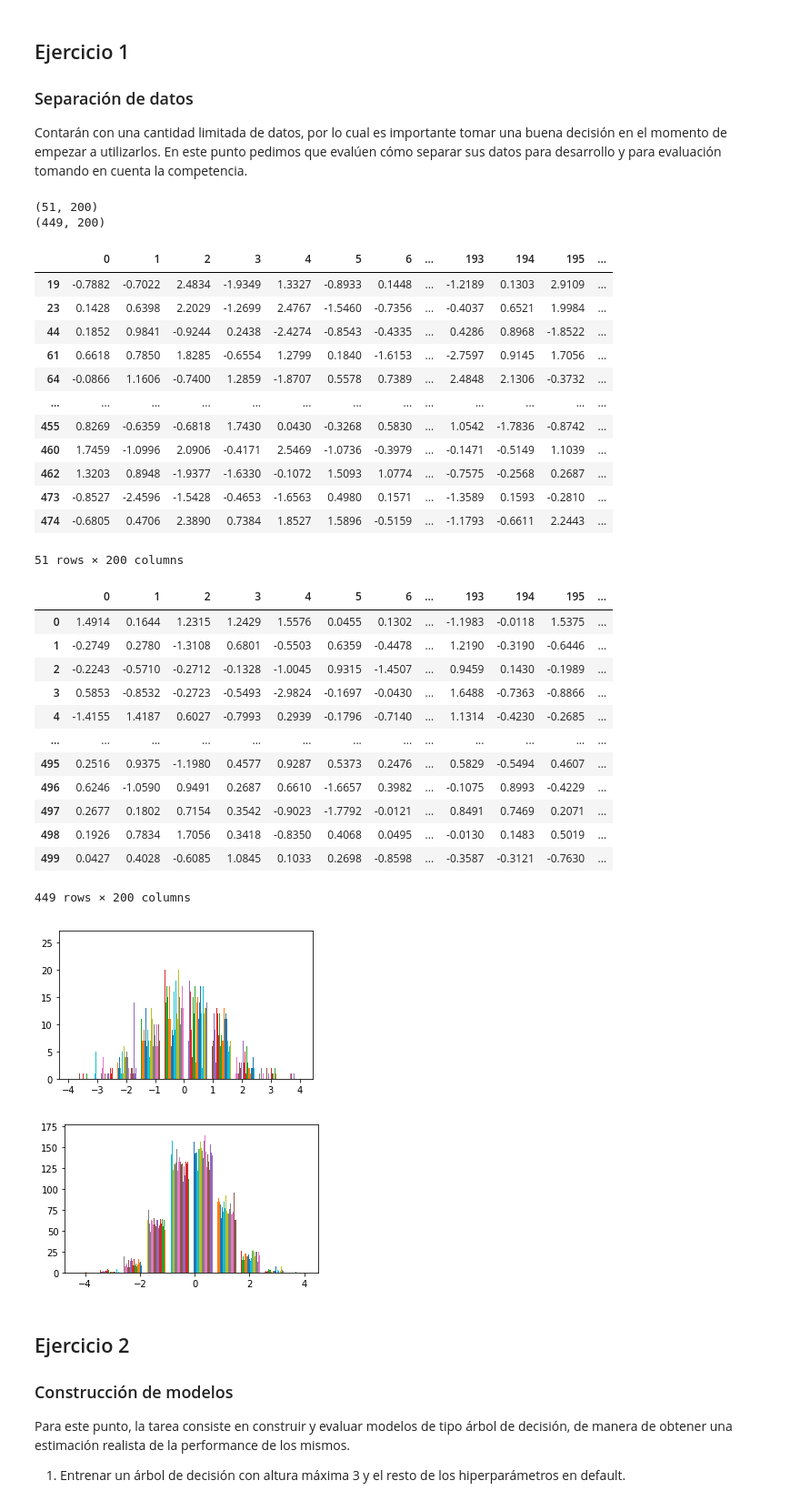
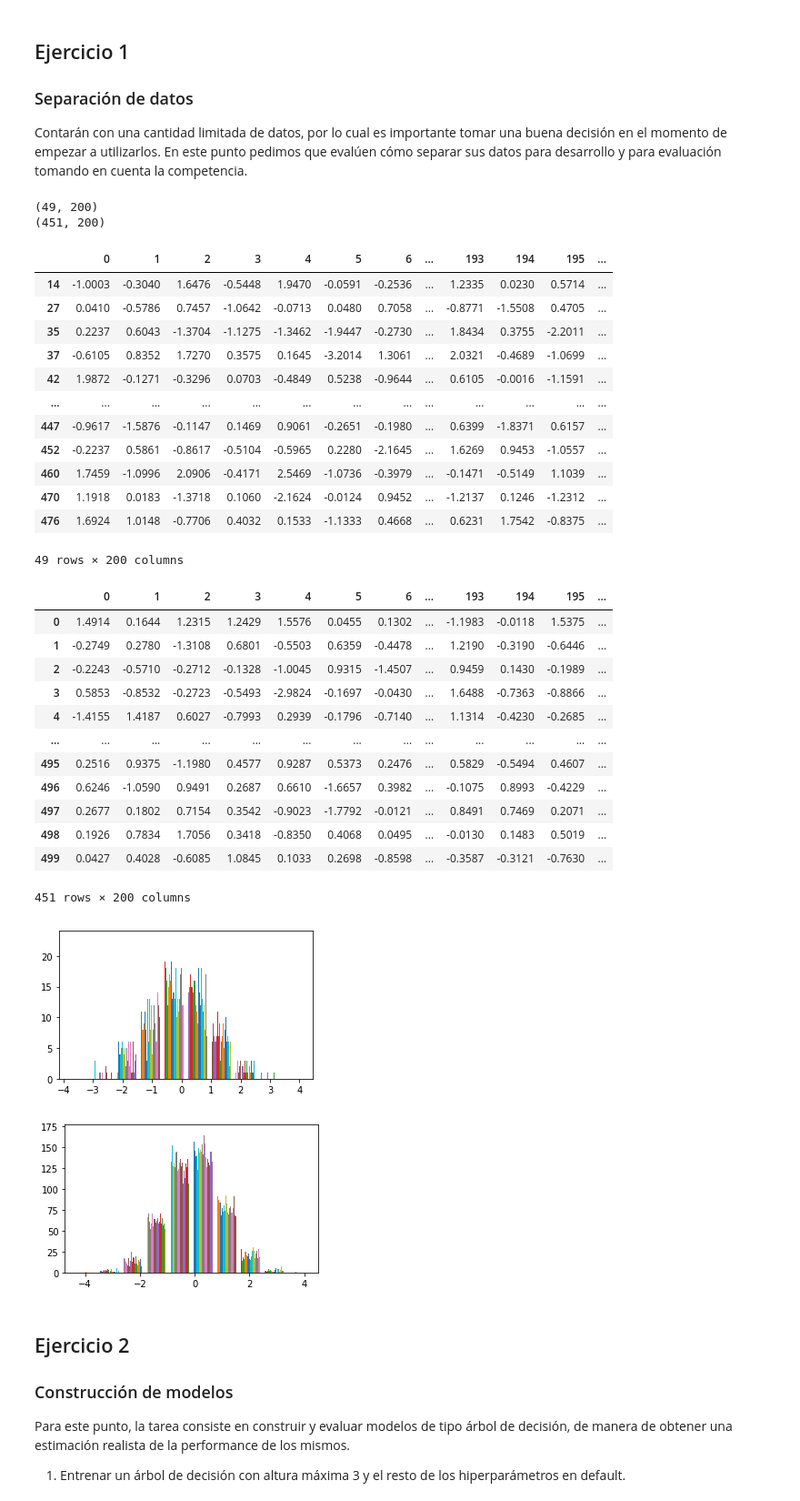
Before and after one commit to ilebrero/Aprendizaje-Automatico, a Jupyter notebook: TP1/TP1.ipynb, the cells around one changed output. Shown at 91% size. Drawn from its saved outputs; the diff is of its cells as text; code cells hidden in the pictures.

```diff
--- a/TP1/TP1.ipynb
+++ b/TP1/TP1.ipynb
@@ -109,16 +111,33 @@ display(y)
 Contarán con una cantidad limitada de datos, por lo cual es importante tomar una buena decisión en el momento de empezar a utilizarlos. En este punto pedimos que evalúen cómo separar sus datos para desarrollo y para evaluación tomando en cuenta la competencia.
 # %%
 # EJERCICIO 1.
-
+import random
 np.random.seed(1234)
 
 Xdev  = []
 Ydev  = []
 Xeval = []
 Yeval = []
+iPos  = []
+iNeg  = []
 
 for i in range(X.shape[0]):
-    if X.loc[i].var() > 1.2:
+    if y.loc[i].iloc[0] == 1:
+        iPos.append(i)
+    else:
+        iNeg.append(i)
+
+
+random_Positives =random.sample(range(1, len(iPos)), len(iPos)/10)
+random_Negatives =random.sample(range(1, len(iNeg)), len(iNeg)/10)
+random_values= []
+for e in random_Positives:
+    random_values.append(iPos[e])
+for e in random_Negatives:
+    random_values.append(iNeg[e])
+
+for i in range(X.shape[0]):
+    if i in random_values:
         Xeval.append(X.loc[i])
         Yeval.append(y.loc[i])
     else:
@@ -131,48 +150,48 @@ print(str(X_eval.shape))
 print(str(X_dev.shape))
 
 display(X_eval)
 display(X_dev)
 
 #Distribucion de los X de evaluacion
 plt.figure(figsize=(5, 3))
 plt.hist(np.array(X_eval))
 plt.show()
 
 #Distribucion de los X de entrenamiento
 plt.figure(figsize=(5, 3))
 plt.hist(np.array(X_dev))
 plt.show()
 # %% [output]
-(51, 200)
-(449, 200)
+(49, 200)
+(451, 200)
 |  | 0 | 1 | 2 | 3 | 4 | 5 | 6 | ... | 193 | 194 | 195 | ... |
-| 19 | -0.7882 | -0.7022 | 2.4834 | -1.9349 | 1.3327 | -0.8933 | 0.1448 | ... | -1.2189 | 0.1303 | 2.9109 | ... |
-| 23 | 0.1428 | 0.6398 | 2.2029 | -1.2699 | 2.4767 | -1.5460 | -0.7356 | ... | -0.4037 | 0.6521 | 1.9984 | ... |
-| 44 | 0.1852 | 0.9841 | -0.9244 | 0.2438 | -2.4274 | -0.8543 | -0.4335 | ... | 0.4286 | 0.8968 | -1.8522 | ... |
-| 61 | 0.6618 | 0.7850 | 1.8285 | -0.6554 | 1.2799 | 0.1840 | -1.6153 | ... | -2.7597 | 0.9145 | 1.7056 | ... |
-| 64 | -0.0866 | 1.1606 | -0.7400 | 1.2859 | -1.8707 | 0.5578 | 0.7389 | ... | 2.4848 | 2.1306 | -0.3732 | ... |
+| 14 | -1.0003 | -0.3040 | 1.6476 | -0.5448 | 1.9470 | -0.0591 | -0.2536 | ... | 1.2335 | 0.0230 | 0.5714 | ... |
+| 27 | 0.0410 | -0.5786 | 0.7457 | -1.0642 | -0.0713 | 0.0480 | 0.7058 | ... | -0.8771 | -1.5508 | 0.4705 | ... |
+| 35 | 0.2237 | 0.6043 | -1.3704 | -1.1275 | -1.3462 | -1.9447 | -0.2730 | ... | 1.8434 | 0.3755 | -2.2011 | ... |
+| 37 | -0.6105 | 0.8352 | 1.7270 | 0.3575 | 0.1645 | -3.2014 | 1.3061 | ... | 2.0321 | -0.4689 | -1.0699 | ... |
+| 42 | 1.9872 | -0.1271 | -0.3296 | 0.0703 | -0.4849 | 0.5238 | -0.9644 | ... | 0.6105 | -0.0016 | -1.1591 | ... |
 | ... | ... | ... | ... | ... | ... | ... | ... | ... | ... | ... | ... | ... |
-| 455 | 0.8269 | -0.6359 | -0.6818 | 1.7430 | 0.0430 | -0.3268 | 0.5830 | ... | 1.0542 | -1.7836 | -0.8742 | ... |
+| 447 | -0.9617 | -1.5876 | -0.1147 | 0.1469 | 0.9061 | -0.2651 | -0.1980 | ... | 0.6399 | -1.8371 | 0.6157 | ... |
+| 452 | -0.2237 | 0.5861 | -0.8617 | -0.5104 | -0.5965 | 0.2280 | -2.1645 | ... | 1.6269 | 0.9453 | -1.0557 | ... |
 | 460 | 1.7459 | -1.0996 | 2.0906 | -0.4171 | 2.5469 | -1.0736 | -0.3979 | ... | -0.1471 | -0.5149 | 1.1039 | ... |
-| 462 | 1.3203 | 0.8948 | -1.9377 | -1.6330 | -0.1072 | 1.5093 | 1.0774 | ... | -0.7575 | -0.2568 | 0.2687 | ... |
-| 473 | -0.8527 | -2.4596 | -1.5428 | -0.4653 | -1.6563 | 0.4980 | 0.1571 | ... | -1.3589 | 0.1593 | -0.2810 | ... |
-| 474 | -0.6805 | 0.4706 | 2.3890 | 0.7384 | 1.8527 | 1.5896 | -0.5159 | ... | -1.1793 | -0.6611 | 2.2443 | ... |
+| 470 | 1.1918 | 0.0183 | -1.3718 | 0.1060 | -2.1624 | -0.0124 | 0.9452 | ... | -1.2137 | 0.1246 | -1.2312 | ... |
+| 476 | 1.6924 | 1.0148 | -0.7706 | 0.4032 | 0.1533 | -1.1333 | 0.4668 | ... | 0.6231 | 1.7542 | -0.8375 | ... |
-51 rows × 200 columns
+49 rows × 200 columns
 |  | 0 | 1 | 2 | 3 | 4 | 5 | 6 | ... | 193 | 194 | 195 | ... |
 | 0 | 1.4914 | 0.1644 | 1.2315 | 1.2429 | 1.5576 | 0.0455 | 0.1302 | ... | -1.1983 | -0.0118 | 1.5375 | ... |
 | 1 | -0.2749 | 0.2780 | -1.3108 | 0.6801 | -0.5503 | 0.6359 | -0.4478 | ... | 1.2190 | -0.3190 | -0.6446 | ... |
 | 2 | -0.2243 | -0.5710 | -0.2712 | -0.1328 | -1.0045 | 0.9315 | -1.4507 | ... | 0.9459 | 0.1430 | -0.1989 | ... |
 | 3 | 0.5853 | -0.8532 | -0.2723 | -0.5493 | -2.9824 | -0.1697 | -0.0430 | ... | 1.6488 | -0.7363 | -0.8866 | ... |
 | 4 | -1.4155 | 1.4187 | 0.6027 | -0.7993 | 0.2939 | -0.1796 | -0.7140 | ... | 1.1314 | -0.4230 | -0.2685 | ... |
 | ... | ... | ... | ... | ... | ... | ... | ... | ... | ... | ... | ... | ... |
 | 495 | 0.2516 | 0.9375 | -1.1980 | 0.4577 | 0.9287 | 0.5373 | 0.2476 | ... | 0.5829 | -0.5494 | 0.4607 | ... |
 | 496 | 0.6246 | -1.0590 | 0.9491 | 0.2687 | 0.6610 | -1.6657 | 0.3982 | ... | -0.1075 | 0.8993 | -0.4229 | ... |
 | 497 | 0.2677 | 0.1802 | 0.7154 | 0.3542 | -0.9023 | -1.7792 | -0.0121 | ... | 0.8491 | 0.7469 | 0.2071 | ... |
 | 498 | 0.1926 | 0.7834 | 1.7056 | 0.3418 | -0.8350 | 0.4068 | 0.0495 | ... | -0.0130 | 0.1483 | 0.5019 | ... |
 | 499 | 0.0427 | 0.4028 | -0.6085 | 1.0845 | 0.1033 | 0.2698 | -0.8598 | ... | -0.3587 | -0.3121 | -0.7630 | ... |
-449 rows × 200 columns
+451 rows × 200 columns
-[figure, old version]
+[figure, new version]
-[figure, old version]
+[figure, new version]
 # %% [markdown]
 ## Ejercicio 2
 
```
Also changed, not shown: parts of 2 cells of this notebook, 2 other files.
